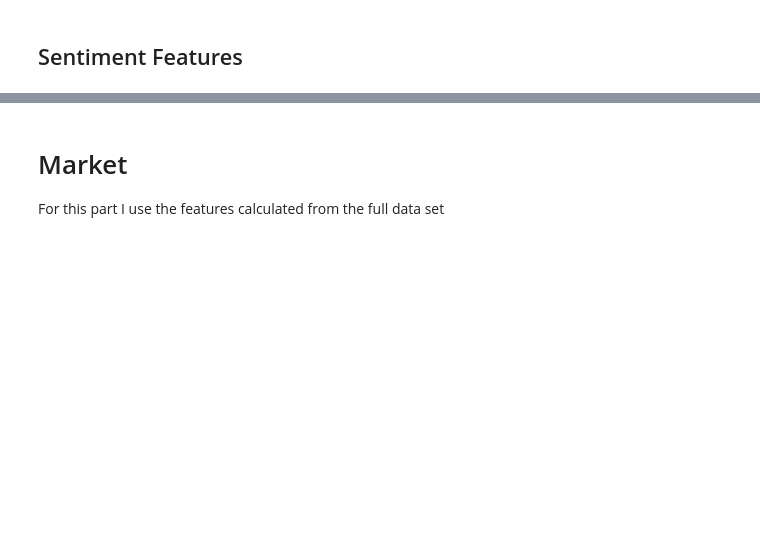
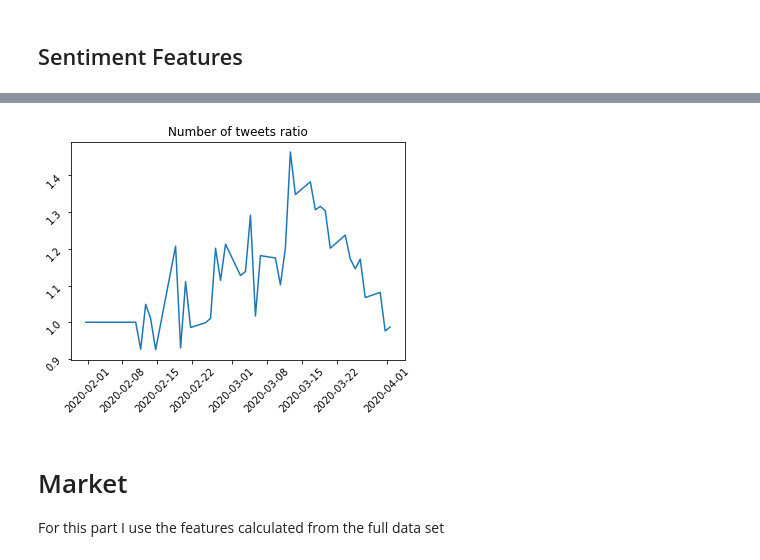
Before and after one commit to aaroncgw/tweet-sentiment, a Jupyter notebook: Full.ipynb, the cells around one changed output, grey strips where cells are left out. Saved outputs shown, nothing was run; the diff lists cells and outputs as text; code cells hidden in the pictures; blank space fills up the shorter version.

```diff
--- a/Full.ipynb
+++ b/Full.ipynb
@@ -287,6 +305,9 @@ ax[1].tick_params(labelrotation=45)
 # %%
 plt.plot(sentiment_features.num_tweets)
-plt.title('Number of tweets ratio');
+plt.title('Number of tweets ratio')
+plt.tick_params(labelrotation=45);
+# %% [output]
+[figure, added]
 # %% [markdown]
 # Market
 
```
Also changed, not shown: parts of 13 cells of this notebook, 5 other files.
